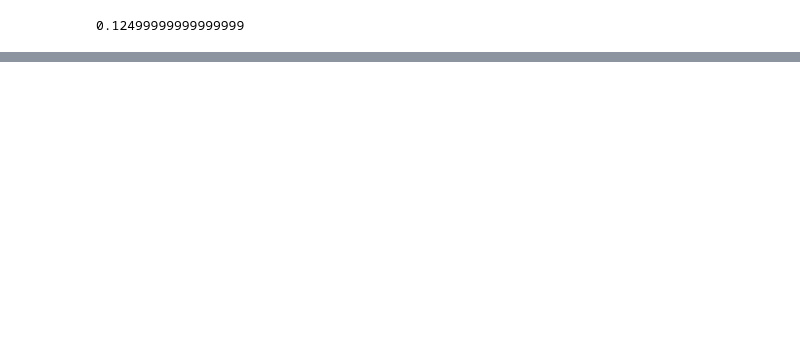
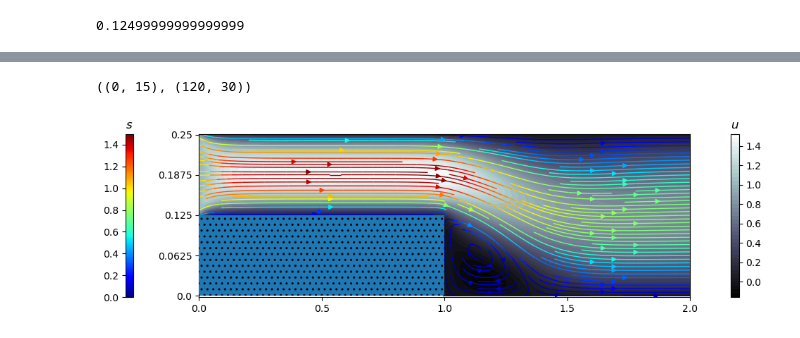
Before and after one commit to cl0udsw1tch/NavierStokesSolver, a Jupyter notebook: test3.ipynb, the cells around one changed output, grey strips where cells are left out. Cells and saved outputs as stored; diff of their text form; code cells hidden in the pictures; blank space fills up the shorter version.

```diff
--- a/test3.ipynb
+++ b/test3.ipynb
@@ -1341,3 +1334,8 @@ RuntimeError: Factor is exactly singular
+# %%
+n3.plot('u', figsize=(15, 3))
+# %% [output]
+((0, 15), (120, 30))
+[figure, added]
 # %%
 with np.printoptions(threshold=np.inf): print(n3.x['p\''])
 # %% [output]
```
Also changed, not shown: parts of 6 cells of this notebook, 1 other file.
